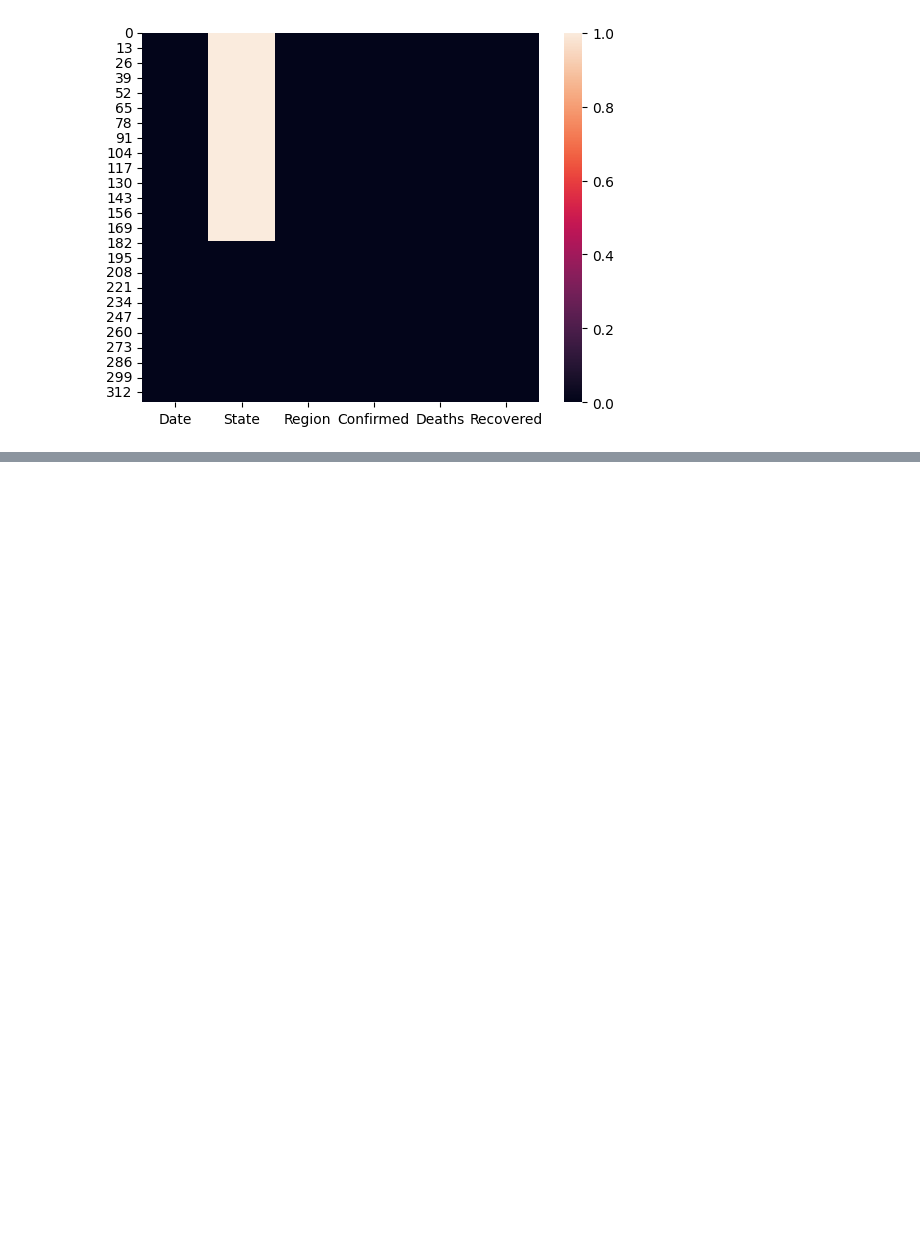
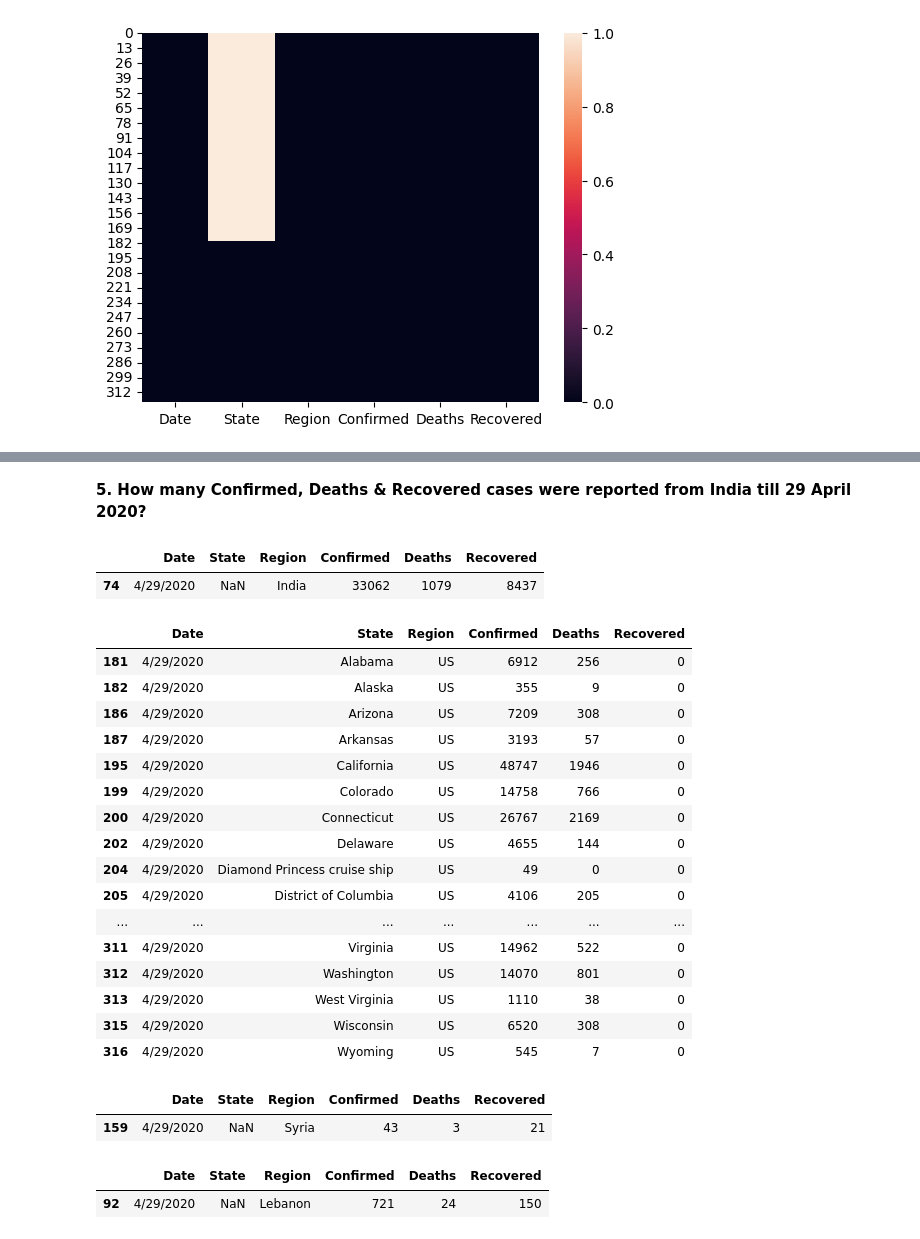
Before and after one commit to HadeerAltabaa/COVID-Data-Analysis, a Jupyter notebook: data-analysis.ipynb, the cells around one changed output, grey strips where cells are left out. Cells and saved outputs as stored; diff of their text form; code cells hidden in the pictures; blank space fills up the shorter version.

```diff
--- a/data-analysis.ipynb
+++ b/data-analysis.ipynb
@@ -62,0 +211,37 @@ plt.show()
+# %% [markdown]
+**5. How many Confirmed, Deaths & Recovered cases were reported from India till 29 April 2020?**
+# %%
+data[data.Region == "India"]
+# %% [output]
+|  | Date | State | Region | Confirmed | Deaths | Recovered |
+| 74 | 4/29/2020 | NaN | India | 33062 | 1079 | 8437 |
+# %%
+data[data.Region == "US"]
+# %% [output]
+|  | Date | State | Region | Confirmed | Deaths | Recovered |
+| 181 | 4/29/2020 | Alabama | US | 6912 | 256 | 0 |
+| 182 | 4/29/2020 | Alaska | US | 355 | 9 | 0 |
+| 186 | 4/29/2020 | Arizona | US | 7209 | 308 | 0 |
+| 187 | 4/29/2020 | Arkansas | US | 3193 | 57 | 0 |
+| 195 | 4/29/2020 | California | US | 48747 | 1946 | 0 |
+| 199 | 4/29/2020 | Colorado | US | 14758 | 766 | 0 |
+| 200 | 4/29/2020 | Connecticut | US | 26767 | 2169 | 0 |
+| 202 | 4/29/2020 | Delaware | US | 4655 | 144 | 0 |
+| 204 | 4/29/2020 | Diamond Princess cruise ship | US | 49 | 0 | 0 |
+| 205 | 4/29/2020 | District of Columbia | US | 4106 | 205 | 0 |
+| ... | ... | ... | ... | ... | ... | ... |
+| 311 | 4/29/2020 | Virginia | US | 14962 | 522 | 0 |
+| 312 | 4/29/2020 | Washington | US | 14070 | 801 | 0 |
+| 313 | 4/29/2020 | West Virginia | US | 1110 | 38 | 0 |
+| 315 | 4/29/2020 | Wisconsin | US | 6520 | 308 | 0 |
+| 316 | 4/29/2020 | Wyoming | US | 545 | 7 | 0 |
+# %%
+data[data.Region == "Syria"]
+# %% [output]
+|  | Date | State | Region | Confirmed | Deaths | Recovered |
+| 159 | 4/29/2020 | NaN | Syria | 43 | 3 | 21 |
+# %%
+data[data.Region == "Lebanon"]
+# %% [output]
+|  | Date | State | Region | Confirmed | Deaths | Recovered |
+| 92 | 4/29/2020 | NaN | Lebanon | 721 | 24 | 150 |
```
Also changed, not shown: parts of 19 cells of this notebook.
